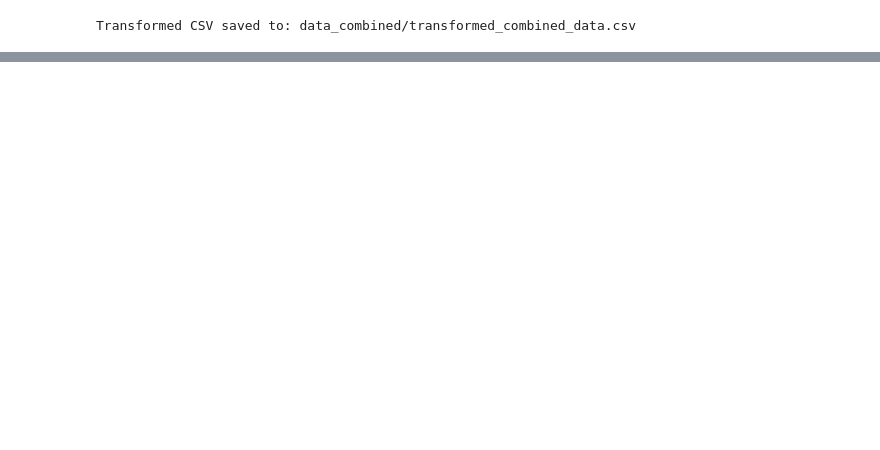
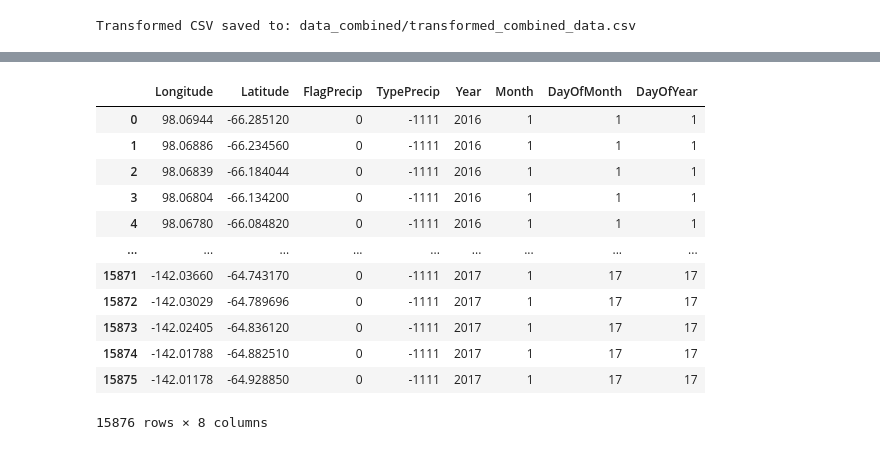
Before and after one commit to Shabani005/willrain, a Jupyter notebook: automation.ipynb, the cells around one changed output, grey strips where cells are left out. Saved outputs shown, nothing was run; the diff lists cells and outputs as text; code cells hidden in the pictures; blank space fills up the shorter version.

```diff
--- a/automation.ipynb
+++ b/automation.ipynb
@@ -182,0 +415,36 @@ Transformed CSV saved to: data_combined/transformed_combined_data.csv
+# %%
+
+def combine_files(save=False):
+    file_path = "nc4tocsv/*.csv"
+
+    # Use glob to get all files with the .csv extension
+    csv_files = glob.glob(file_path)
+
+    # Combine all CSV files into one DataFrame
+    combined = []
+    for file in csv_files:
+        combined.append(pd.read_csv(file))
+
+    # we concatenate all the dataframes into one because they were kind-of like [ [2000], [2001]. [2002], [2003], [2004] ] and we want to make it [combined]
+    combined = pd.concat(combined, ignore_index=True)
+    os.makedirs("data_comb", exist_ok=True)
+    if save:
+        combined.to_csv("data_comb/combined_data.csv", index=False)
+    return combined
+
+cc = combine_files()
+cc
+# %% [output]
+|  | Longitude | Latitude | FlagPrecip | TypePrecip | Year | Month | DayOfMonth | DayOfYear |
+| 0 | 98.06944 | -66.285120 | 0 | -1111 | 2016 | 1 | 1 | 1 |
+| 1 | 98.06886 | -66.234560 | 0 | -1111 | 2016 | 1 | 1 | 1 |
+| 2 | 98.06839 | -66.184044 | 0 | -1111 | 2016 | 1 | 1 | 1 |
+| 3 | 98.06804 | -66.134200 | 0 | -1111 | 2016 | 1 | 1 | 1 |
+| 4 | 98.06780 | -66.084820 | 0 | -1111 | 2016 | 1 | 1 | 1 |
+| ... | ... | ... | ... | ... | ... | ... | ... | ... |
+| 15871 | -142.03660 | -64.743170 | 0 | -1111 | 2017 | 1 | 17 | 17 |
+| 15872 | -142.03029 | -64.789696 | 0 | -1111 | 2017 | 1 | 17 | 17 |
+| 15873 | -142.02405 | -64.836120 | 0 | -1111 | 2017 | 1 | 17 | 17 |
+| 15874 | -142.01788 | -64.882510 | 0 | -1111 | 2017 | 1 | 17 | 17 |
+| 15875 | -142.01178 | -64.928850 | 0 | -1111 | 2017 | 1 | 17 | 17 |
+15876 rows × 8 columns
```
Also changed, not shown: parts of 17 cells of this notebook.
